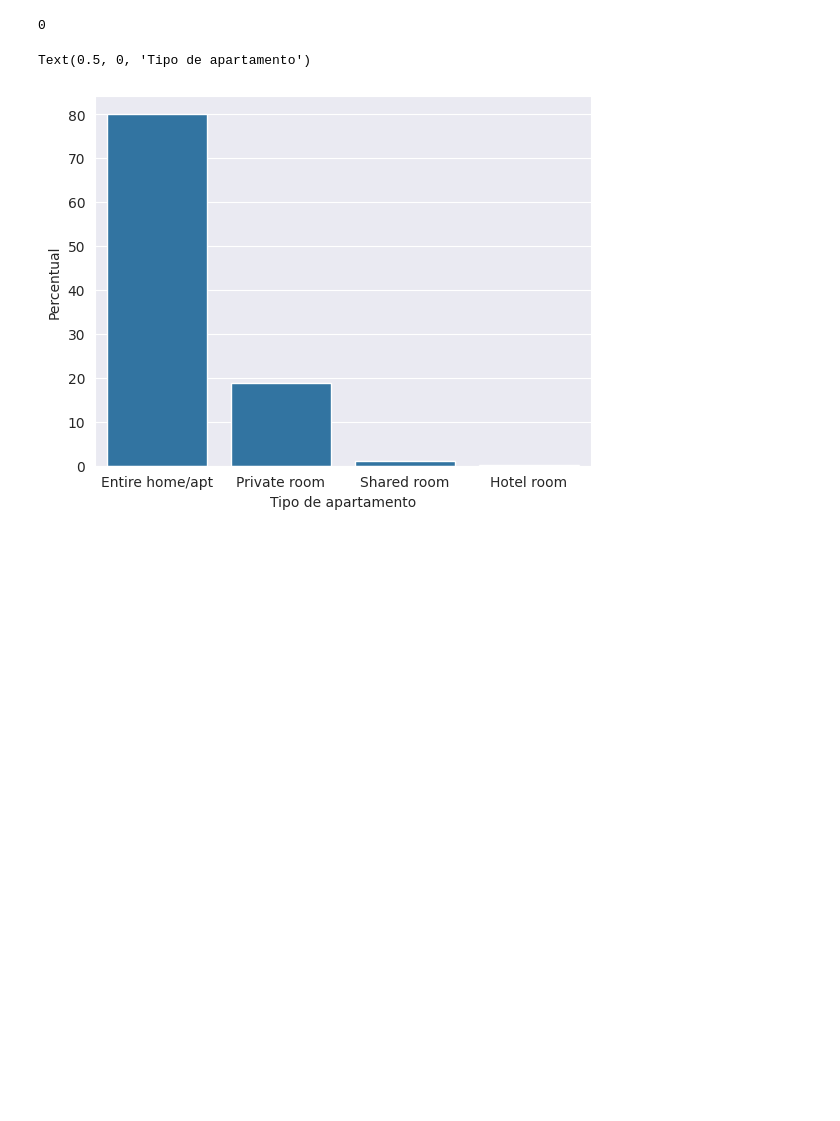
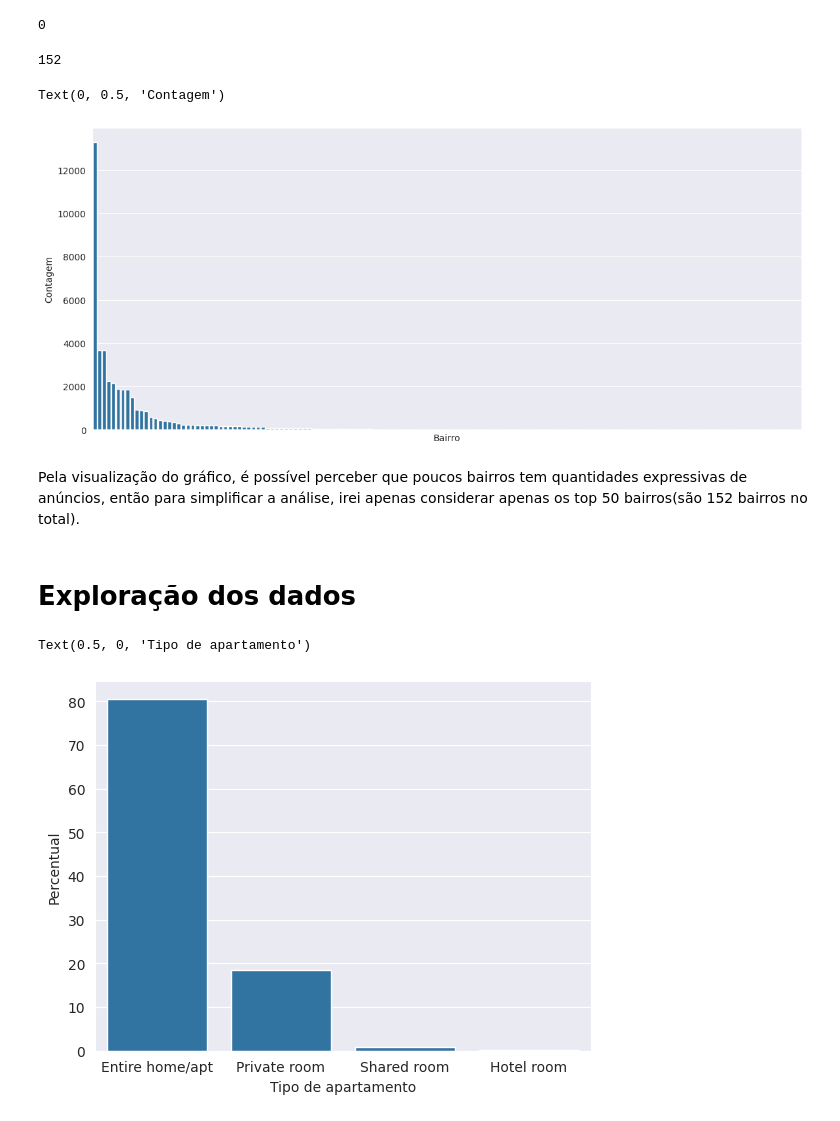
Before and after one commit to pagmaia/datasci-learning-project, a Jupyter notebook: airbnb-analysis.ipynb, the cells around one changed output. Saved outputs shown, nothing was run; the diff lists cells and outputs as text; code cells hidden in the pictures; blank space fills up the shorter version.

```diff
--- a/airbnb-analysis.ipynb
+++ b/airbnb-analysis.ipynb
@@ -73,3 +82,19 @@ datetime64[us]
 print(data.duplicated().sum())
 # %% [output]
 0
+# %%
+# Filtragem dos dados
+bairros = data["neighbourhood"].value_counts().index
+unicos = data["neighbourhood"].unique()
+print(unicos.size)
+plt.figure(figsize=(14, 6))
+ax = sns.countplot(data = data, x="neighbourhood", order=data["neighbourhood"].value_counts().index)
+ax.set_xticks([])
+ax.set_xlabel("Bairro")
+ax.set_ylabel("Contagem")
+# %% [output]
+152
+Text(0, 0.5, 'Contagem')
+[figure, added]
+# %% [markdown]
+Pela visualização do gráfico, é possível perceber que poucos bairros tem quantidades expressivas de anúncios, então para simplificar a análise, irei apenas considerar apenas os top 50 bairros(são 152 bairros no total).
@@ -76,3 +105,5 @@ print(data.duplicated().sum())
+# %% [markdown]
+# Exploração dos dados
 # %%
 # Tipos de apartamentos mais populares
 sns.set_style("darkgrid")
```
Also changed, not shown: parts of 17 cells of this notebook.
